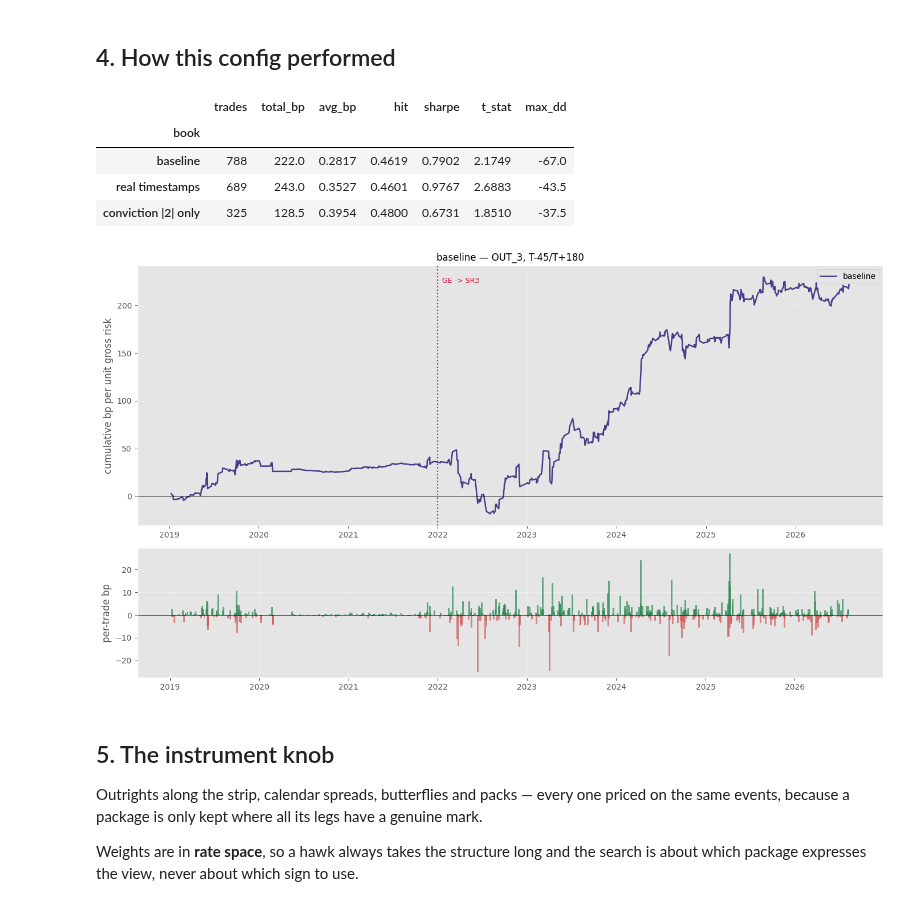
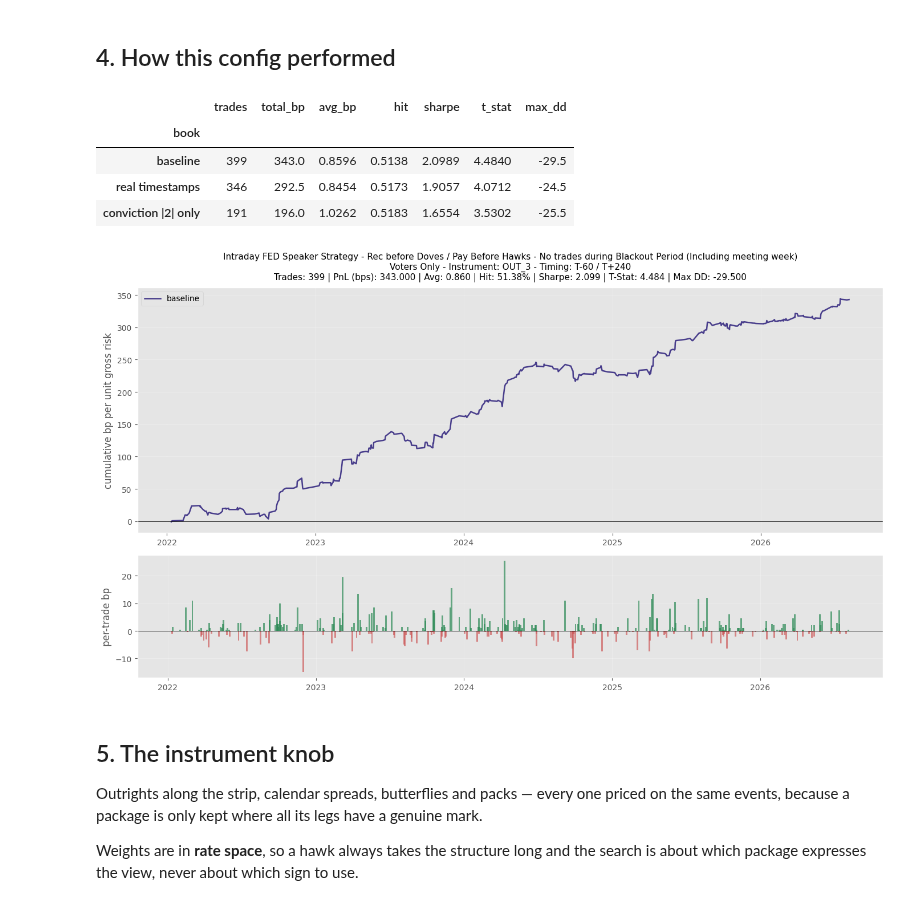
Before and after one commit to yieldcurvemonkey/ARBS, a Jupyter notebook: notebooks/backtests/intraday_fed_hawk_dove/usd_fomc_configurable_backtest.ipynb, the cells around one changed output. Cells and saved outputs as stored; diff of their text form; code cells hidden in the pictures.

```diff
--- a/notebooks/backtests/intraday_fed_hawk_dove/usd_fomc_configurable_backtest.ipynb
+++ b/notebooks/backtests/intraday_fed_hawk_dove/usd_fomc_configurable_backtest.ipynb
@@ -119,35 +114,36 @@ CONFIG = {
     #   {"structure": "FLY_2_3_4"}                 a named package (printed above)
     #   {"legs": [[2, -1.0], [4, 1.0]]}            explicit RATE-space weights
     "instrument": {"kind": "outright", "rank": 3},
+    # "instrument": {"structure": "SPR_1_2"},
 
     # WHEN ----------------------------------------------------------------
     "timing": {
-        "entry_offset_min": -45,      # minutes relative to the speech, market-local
-        "exit_offset_min": 180,
+        "entry_offset_min": -60,      # minutes relative to the speech, market-local
+        "exit_offset_min": 240,
         "max_staleness_min": 45,      # how old the causal bar may be
         "retime_synthetic": False,    # day-only events trade the session, not a fake minute
     },
 
     # WHO / WHICH TRADES --------------------------------------------------
     "filters": {
-        "start": None,                # "2022-01-01"
+        "start": "2022-01-01",                # "2022-01-01"
         "end": None,
-        "voters": "all",              # all | voters | nonvoters
+        "voters": "voters",              # all | voters | nonvoters
         "roles": None,                # ["Chair","Governor","President","President (NY)"]
         "speakers_include": None,
         "speakers_exclude": None,
         "timestamp_source": "all",    # all | forexfactory | synthetic
         "min_abs_bucket": 1,          # 2 -> conviction trades only
         "direction": "both",          # both | hawk | dove
-        "era": "all",                 # all | GE | SR3
+        "era": "SR3",                 # all | GE | SR3
         "days_to_fomc_max": None,     # 10 -> only the run-up to a meeting
-        "days_to_fomc_min": None,
+        "days_to_fomc_min": 10,
         "weekdays": None,             # [0,1,2,3,4], Monday = 0
     },
 
     # HOW MUCH ------------------------------------------------------------
     "sizing": "equal",                # equal | conviction (x |bucket|)
-    "cost_bp": 0.0,                   # round trip, per unit of gross risk
+    "cost_bp": 0,                   # round trip, per unit of gross risk
 }
 
 RES = HC.run_config(CONFIG, RAW, MDP)
@@ -334,42 +333,56 @@ def perf(df, label):
             "t_stat": s["t_stat"], "max_dd": s["max_dd"]}
 
 rows = [perf(CLOSED, CONFIG.get("name", "config"))]
 if not CLOSED.empty:
     rows.append(perf(CLOSED[CLOSED.timestamp_source == "forexfactory"], "  real timestamps"))
     rows.append(perf(CLOSED[CLOSED.abs_bucket == 2], "  conviction |2| only"))
 display(pd.DataFrame(rows).set_index("book").round(4))
 
 if not CLOSED.empty:
     fig, axes = plt.subplots(2, 1, figsize=(14, 8), gridspec_kw={"height_ratios": [2, 1]})
     ax = axes[0]
     ax.plot(CLOSED.opened_at.values, CLOSED.pnl_bp.cumsum().values, lw=1.8,
             color="darkslateblue", label=CONFIG.get("name", "config"))
     if (CLOSED.era == "GE").any() and (CLOSED.era == "SR3").any():
         sp = pd.Timestamp("2022-01-01", tz=CLOSED.opened_at.dt.tz)
         ax.axvline(sp, color="crimson", ls=":", lw=1.6)
         ax.text(sp, ax.get_ylim()[1] * .95, "  GE -> SR3", color="crimson",
                 fontsize=9, va="top")
     ax.axhline(0, color="k", lw=.6); ax.legend(); ax.grid(alpha=.3)
     ax.set_ylabel("cumulative bp per unit gross risk")
-    ax.set_title(f"{CONFIG.get('name')} — {RES.structure.name}, "
-                 f"T{CONFIG['timing']['entry_offset_min']:+d}/"
-                 f"T{CONFIG['timing']['exit_offset_min']:+d}")
+    # ax.set_title(f"{CONFIG.get('name')} — {RES.structure.name}, "
+    #              f"T{CONFIG['timing']['entry_offset_min']:+d}/"
+    #              f"T{CONFIG['timing']['exit_offset_min']:+d}")
+
+    STRAT = [CONFIG["instrument"]]
+    inst_cfgs = [{**copy.deepcopy(CONFIG),
+                "name": i.get("structure") or f"OUT_{i['rank']}",
+                "instrument": i} for i in STRAT]
+    inst_tbl, inst_res = HC.compare(inst_cfgs, RAW, MDP)
+    ssd = inst_tbl.iloc[0].to_dict()
+
+    ax.set_title(
+        "Intraday FED Speaker Strategy - Rec before Doves / Pay Before Hawks - No trades during Blackout Period (Including meeting week)\n"
+        f"Voters Only - Instrument: {ssd["structure"]} - Timing: T{CONFIG['timing']['entry_offset_min']:+d} / T{CONFIG['timing']['exit_offset_min']:+d}\n"
+        f"Trades: {ssd["trades"]} | PnL (bps): {ssd["total_bp"]:.3f} | Avg: {ssd["avg_bp"]:.3f} | Hit: {ssd["hit"]:.2%} | Sharpe: {ssd["sharpe"]:.3f} | T-Stat: {ssd["t_stat"]:.3f} | Max DD: {ssd["max_dd"]:.3f}",
+        fontsize=11,
+        pad=10
+    )
+
     ax = axes[1]
-    # Width needs a real duration: a bare int is read as NANOSECONDS against a
-    # datetime64 x, collapsing every bar to zero width. Cap keeps dense books visible.
     _span = CLOSED.opened_at.max() - CLOSED.opened_at.min()
     _w = _span / min(len(CLOSED), 400) if _span and len(CLOSED) else pd.Timedelta(days=1)
     ax.bar(CLOSED.opened_at.values, CLOSED.pnl_bp.values, width=_w, alpha=.7,
            color=["seagreen" if x > 0 else "indianred" for x in CLOSED.pnl_bp])
     ax.axhline(0, color="k", lw=.6); ax.set_ylabel("per-trade bp"); ax.grid(alpha=.3)
     plt.tight_layout(); plt.show()
 # %% [output]
 |  | trades | total_bp | avg_bp | hit | sharpe | t_stat | max_dd |
 | book |  |  |  |  |  |  |  |
-| baseline | 788 | 222.0 | 0.2817 | 0.4619 | 0.7902 | 2.1749 | -67.0 |
-| real timestamps | 689 | 243.0 | 0.3527 | 0.4601 | 0.9767 | 2.6883 | -43.5 |
-| conviction |2| only | 325 | 128.5 | 0.3954 | 0.4800 | 0.6731 | 1.8510 | -37.5 |
+| baseline | 399 | 343.0 | 0.8596 | 0.5138 | 2.0989 | 4.4840 | -29.5 |
+| real timestamps | 346 | 292.5 | 0.8454 | 0.5173 | 1.9057 | 4.0712 | -24.5 |
+| conviction |2| only | 191 | 196.0 | 1.0262 | 0.5183 | 1.6554 | 3.5302 | -25.5 |
-[figure, old version]
+[figure, new version]
 # %% [markdown]
 ## 5. The instrument knob
 
```
Also changed, not shown: parts of 10 cells of this notebook.
